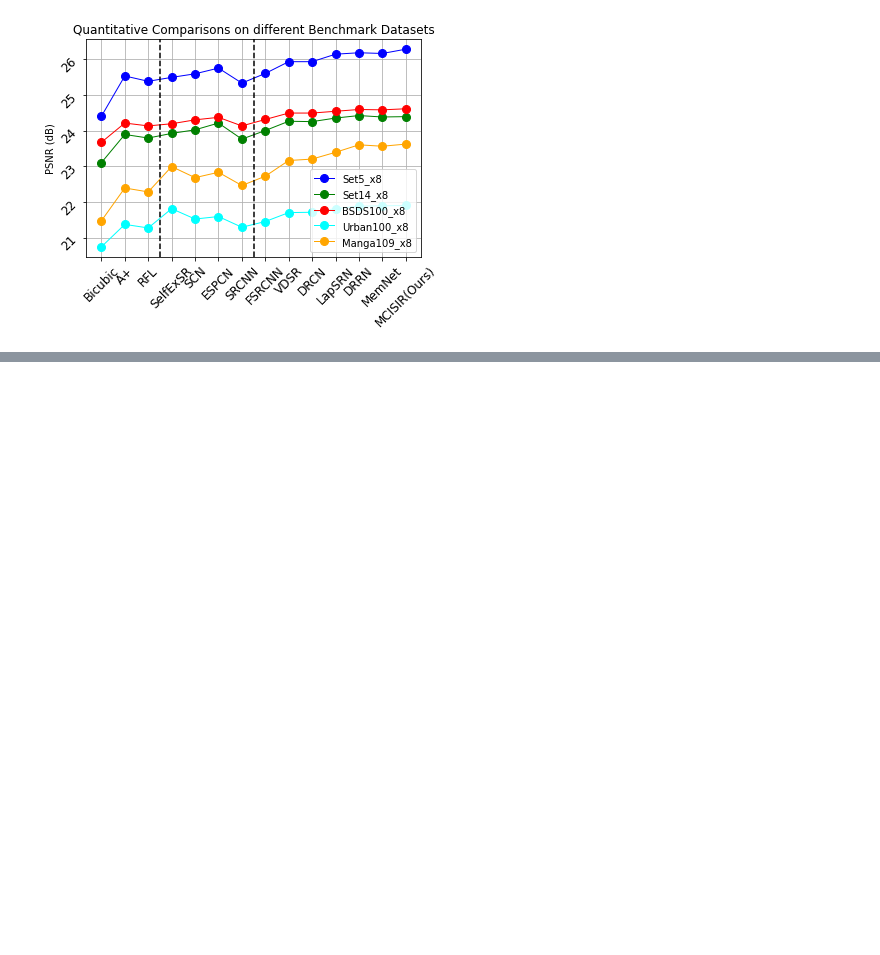
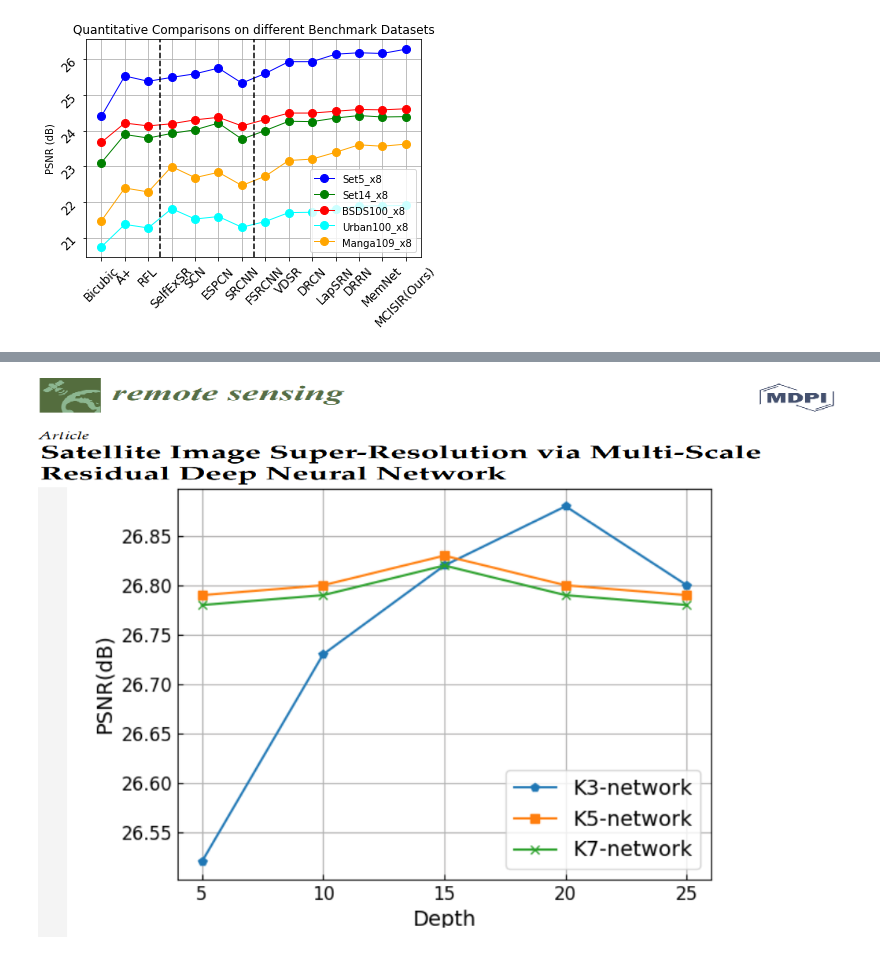
Before and after one commit to niazwazir/Google-Colab, a Jupyter notebook: GRAPH_FLOPS_SCALE4.ipynb, the cells around one changed output, grey strips where cells are left out. Saved outputs shown, nothing was run; the diff lists cells and outputs as text; code cells hidden in the pictures; blank space fills up the shorter version.

```diff
--- a/GRAPH_FLOPS_SCALE4.ipynb
+++ b/GRAPH_FLOPS_SCALE4.ipynb
@@ -144,0 +154,5 @@ plt.show()
+# %%
+from IPython.display import Image
+Image('TestImage/NetworkDepth.png')
+# %% [output]
+[figure, added]
```
Also changed, not shown: parts of 2 cells of this notebook.
